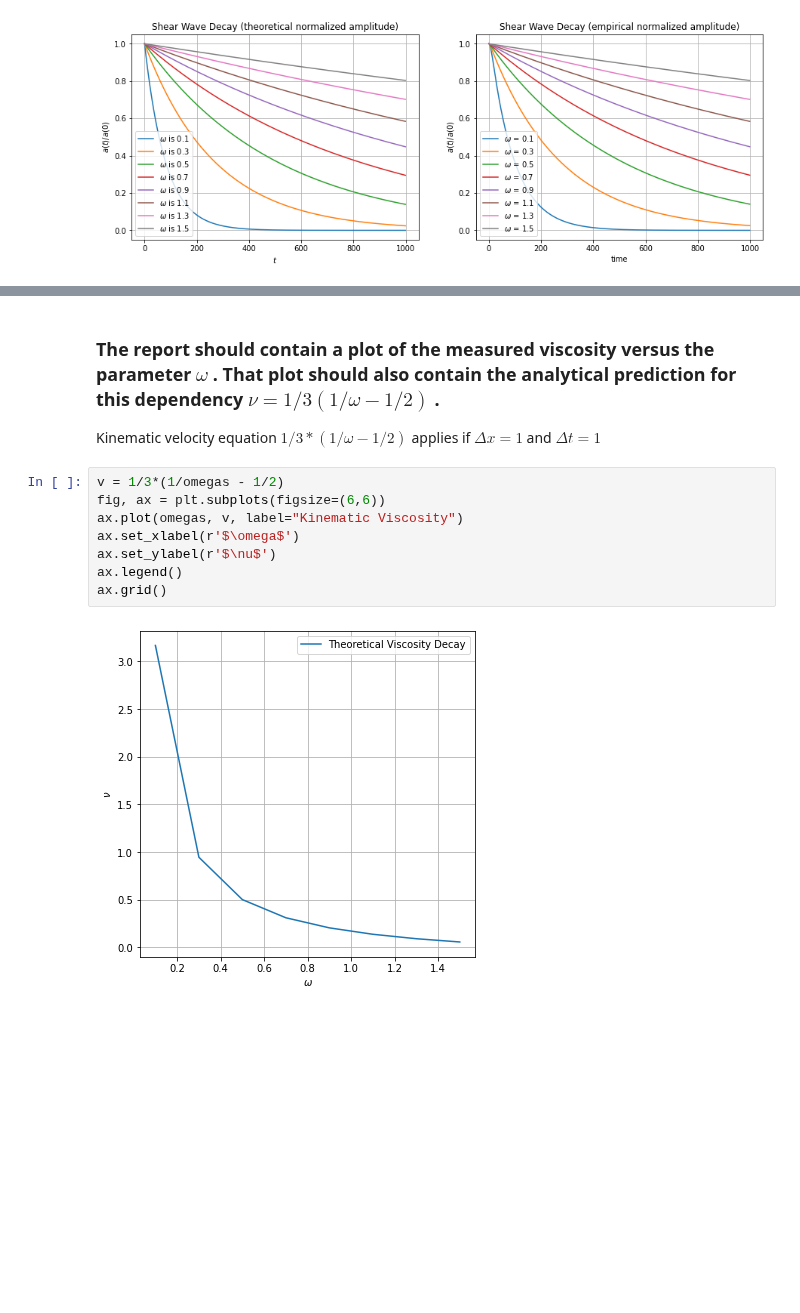
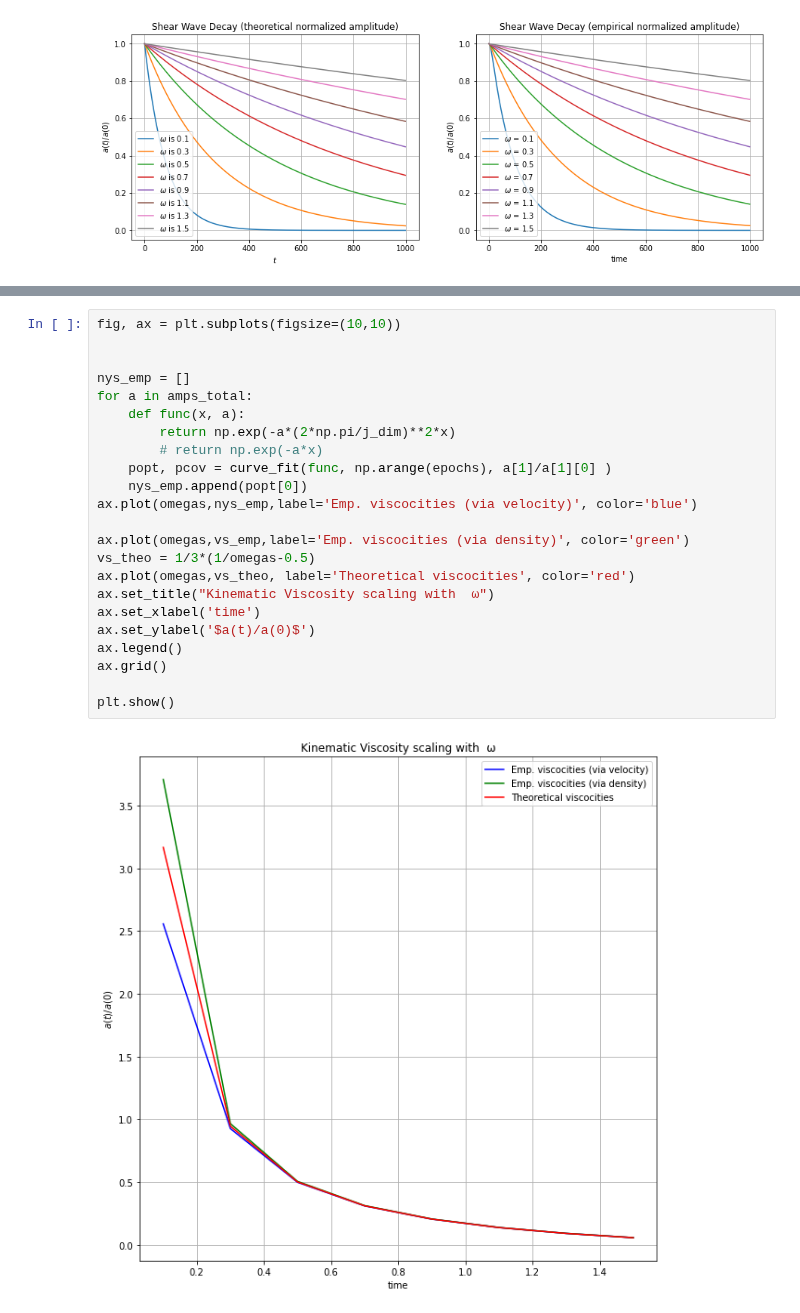
Before and after one commit to jonas27/pylbm, a Jupyter notebook: milestones/m3/m3.ipynb, the cells around one changed output, grey strips where cells are left out. Saved outputs shown, nothing was run; the diff lists cells and outputs as text; blank space fills up the shorter version.

```diff
--- a/milestones/m3/m3_test.ipynb
+++ b/milestones/m3/m3.ipynb
@@ -227,14 +193,26 @@ ax.grid()
 See https://ilias.uni-freiburg.de/goto.php?target=file_2706886_download&client_id=unifreiburg at page 13
-# %% [markdown]
-### The report should contain a plot of the measured viscosity versus the parameter $ω$ . That plot should also contain the analytical prediction for this dependency  $ν=1/3(1/ω−1/2)$ .
-Kinematic velocity equation $1/3*(1/ \omega - 1/2)$ applies if $\Delta x = 1$ and $\Delta t = 1$
-# %%
-v = 1/3*(1/omegas - 1/2)
-fig, ax = plt.subplots(figsize=(6,6))
-ax.plot(omegas, v, label="Kinematic Viscosity")
-ax.set_xlabel(r'$\omega$')
-ax.set_ylabel(r'$\nu$')
-ax.legend()
-ax.grid()
-# %% [output]
-[figure, removed]
+# %%
+fig, ax = plt.subplots(figsize=(10,10))
+
+
+nys_emp = []
+for a in amps_total:
+    def func(x, a):
+        return np.exp(-a*(2*np.pi/j_dim)**2*x)
+        # return np.exp(-a*x)
+    popt, pcov = curve_fit(func, np.arange(epochs), a[1]/a[1][0] )
+    nys_emp.append(popt[0])
+ax.plot(omegas,nys_emp,label='Emp. viscocities (via velocity)', color='blue')
+
+ax.plot(omegas,vs_emp,label='Emp. viscocities (via density)', color='green')
+vs_theo = 1/3*(1/omegas-0.5)
+ax.plot(omegas,vs_theo, label='Theoretical viscocities', color='red')
+ax.set_title("Kinematic Viscosity scaling with  ω")
+ax.set_xlabel('time')
+ax.set_ylabel('$a(t)/a(0)$')
+ax.legend()
+ax.grid()
+
+plt.show()
+# %% [output]
+[figure, added]
```
Also changed, not shown: parts of 4 cells of this notebook, 2 other files.
